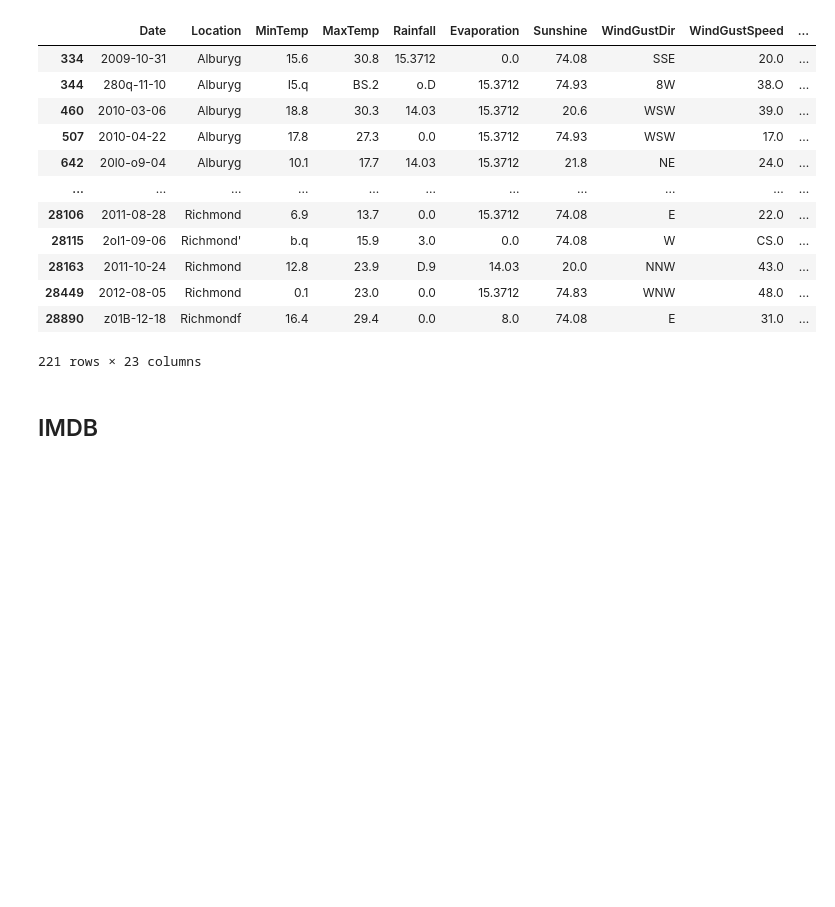
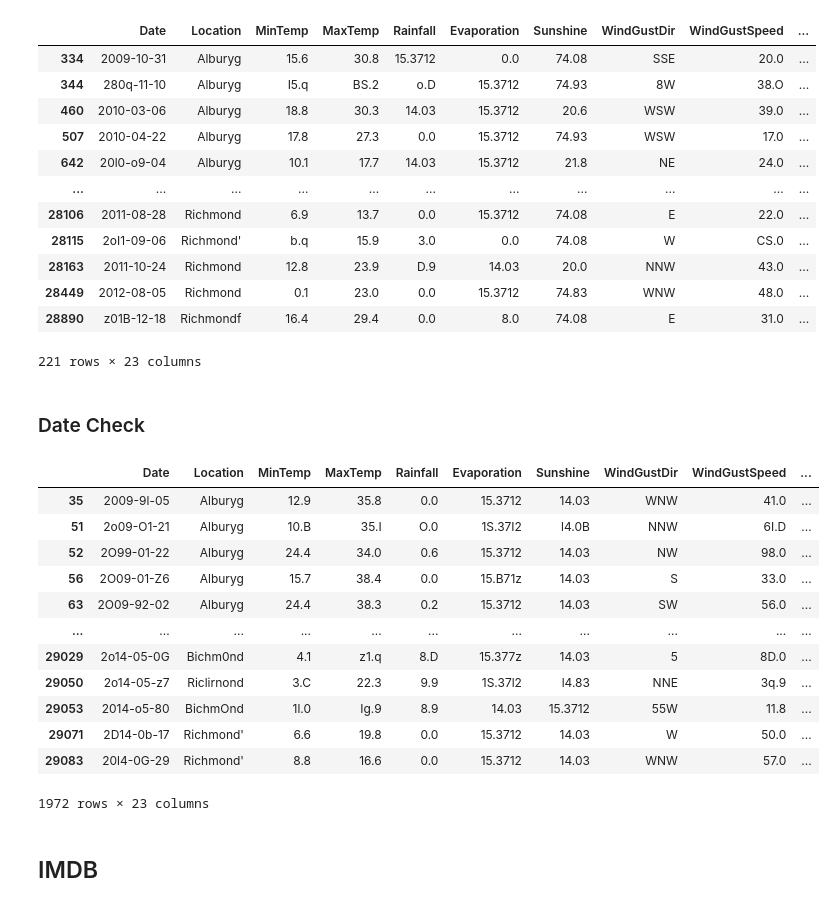
Before and after one commit to Glitterrosie/TextualDataErrorDetector, a Jupyter notebook: notebooks/data_analysis.ipynb, the cells around one changed output. Drawn from its saved outputs; the diff is of its cells as text; code cells hidden in the pictures; blank space fills up the shorter version.

```diff
--- a/notebooks/data_analysis.ipynb
+++ b/notebooks/data_analysis.ipynb
@@ -73,6 +73,42 @@ display(switched_data)
 | 28449 | 2012-08-05 | Richmond | 0.1 | 23.0 | 0.0 | 15.3712 | 74.83 | WNW | 48.0 | ... |
 | 28890 | z01B-12-18 | Richmondf | 16.4 | 29.4 | 0.0 | 8.0 | 74.08 | E | 31.0 | ... |
 221 rows × 23 columns
+# %% [markdown]
+### Date Check
+# %%
+def is_not_a_valid_date(value: str):
+    """
+    Check if the value is not a valid date.
+    The date is in format "YYYY-MM-DD".
+    """
+    if not isinstance(value, str):
+        return True
+    parts = value.split("-")
+    if len(parts) != 3:
+        return True
+    year, month, day = parts
+    if not (year.isdigit() and month.isdigit() and day.isdigit()):
+        return True
+    if not (1 <= int(month) <= 12 and 1 <= int(day) <= 31):
+        return True
+    return False
+
+not_valid_date = data[data['Date'].apply(is_not_a_valid_date)]
+display(not_valid_date)
+# %% [output]
+|  | Date | Location | MinTemp | MaxTemp | Rainfall | Evaporation | Sunshine | WindGustDir | WindGustSpeed | ... |
+| 35 | 2009-9l-05 | Alburyg | 12.9 | 35.8 | 0.0 | 15.3712 | 14.03 | WNW | 41.0 | ... |
+| 51 | 2o09-O1-21 | Alburyg | 10.B | 35.I | O.0 | 1S.37I2 | l4.0B | NNW | 6I.D | ... |
+| 52 | 2O99-01-22 | Alburyg | 24.4 | 34.0 | 0.6 | 15.3712 | 14.03 | NW | 98.0 | ... |
+| 56 | 2O09-01-Z6 | Alburyg | 15.7 | 38.4 | 0.0 | 15.B71z | 14.03 | S | 33.0 | ... |
+| 63 | 2O09-92-02 | Alburyg | 24.4 | 38.3 | 0.2 | 15.3712 | 14.03 | SW | 56.0 | ... |
+| ... | ... | ... | ... | ... | ... | ... | ... | ... | ... | ... |
+| 29029 | 2o14-05-0G | Bichm0nd | 4.1 | z1.q | 8.D | 15.377z | 14.03 | 5 | 8D.0 | ... |
+| 29050 | 2o14-05-z7 | Riclirnond | 3.C | 22.3 | 9.9 | 1S.37l2 | l4.83 | NNE | 3q.9 | ... |
+| 29053 | 2014-o5-80 | BichmOnd | 1l.0 | Ig.9 | 8.9 | 14.03 | 15.3712 | 55W | 11.8 | ... |
+| 29071 | 2D14-0b-17 | Richmond' | 6.6 | 19.8 | 0.0 | 15.3712 | 14.03 | W | 50.0 | ... |
+| 29083 | 20l4-0G-29 | Richmond' | 8.8 | 16.6 | 0.0 | 15.3712 | 14.03 | WNW | 57.0 | ... |
+1972 rows × 23 columns
 # %% [markdown]
 ## IMDB
 # %%
```
Also changed, not shown: 1 other file.
